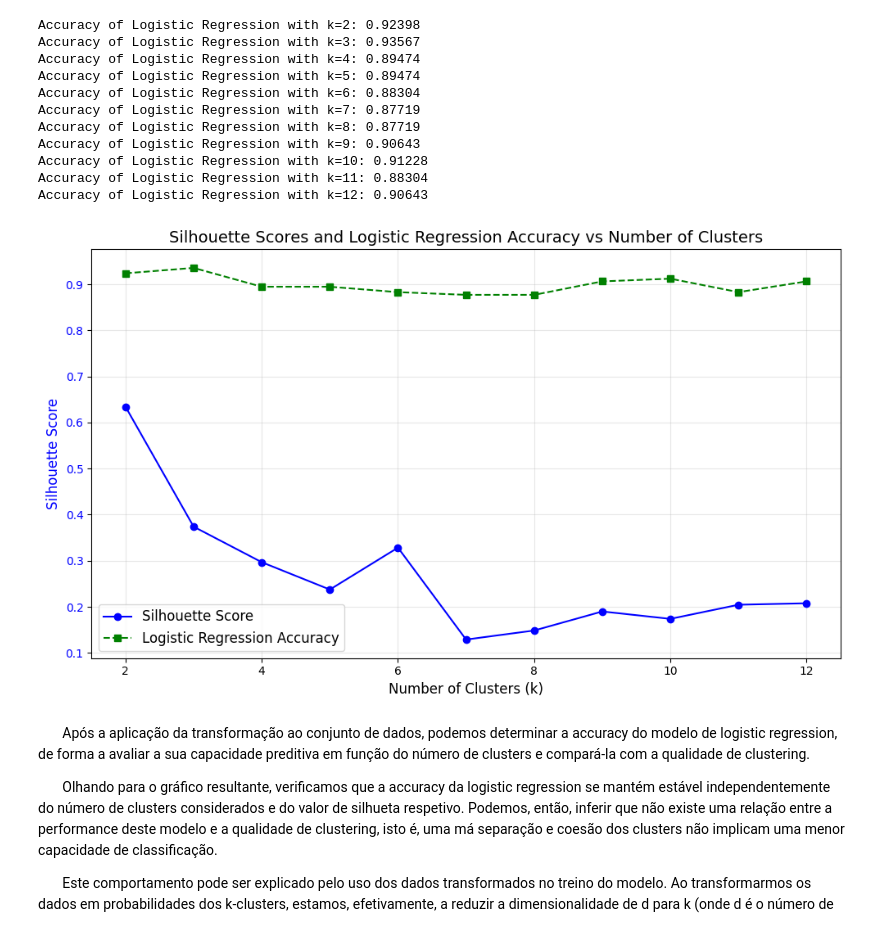
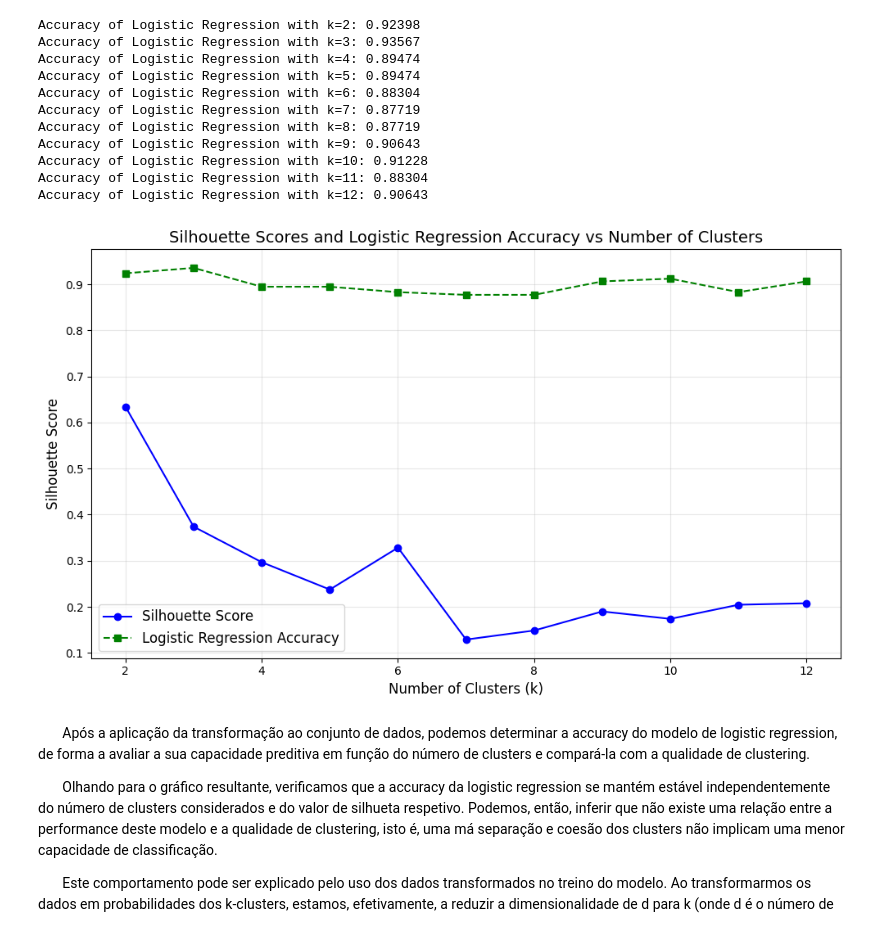
Before and after one commit to leocfig/Apren-24-25, a Jupyter notebook: Award/G041_notebook.ipynb, the cells around one changed output. Drawn from its saved outputs; the diff is of its cells as text; code cells hidden in the pictures.

```diff
--- a/Award/G041_notebook.ipynb
+++ b/Award/G041_notebook.ipynb
@@ -258,26 +258,26 @@ Accuracy of Logistic Regression with k=12: 0.90643
 # %%
 # Create the plot
 fig, ax1 = plt.subplots(figsize=(10, 6))
 
 # Plot silhouette scores
 ax1.plot(k_values, silhouette_scores, marker='o', linestyle='-', color='blue', label='Silhouette Score')
 ax1.set_xlabel("Number of Clusters (k)", fontsize=12)
-ax1.set_ylabel("Silhouette Score", color='blue', fontsize=12)
-ax1.tick_params(axis='y', labelcolor='blue')
+ax1.set_ylabel("Silhouette Score", fontsize=12)
+ax1.tick_params(axis='y')
 
 # Add logistic regression accuracy to the same plot
 ax1.plot(k_values, log_reg_accuracies, marker='s', linestyle='--', color='green', label='Logistic Regression Accuracy')
 
 # Add a grid, legend, and title
 ax1.legend(loc="best", fontsize=12)
 plt.title("Silhouette Scores and Logistic Regression Accuracy vs Number of Clusters", fontsize=14)
 plt.grid(alpha=0.3)
 
 # Show the plot
 plt.tight_layout()
 plt.show()
 # %% [output]
-[figure, old version]
+[figure, new version]
 # %% [markdown]
 &nbsp;&nbsp;&nbsp;&nbsp;&nbsp;&nbsp;&nbsp;Após a aplicação da transformação ao conjunto de dados, podemos determinar a accuracy do modelo de logistic regression, de forma a avaliar a sua capacidade preditiva em função do número de clusters e compará-la com a qualidade de clustering.
 
```
Also changed, not shown: parts of 8 cells of this notebook.
